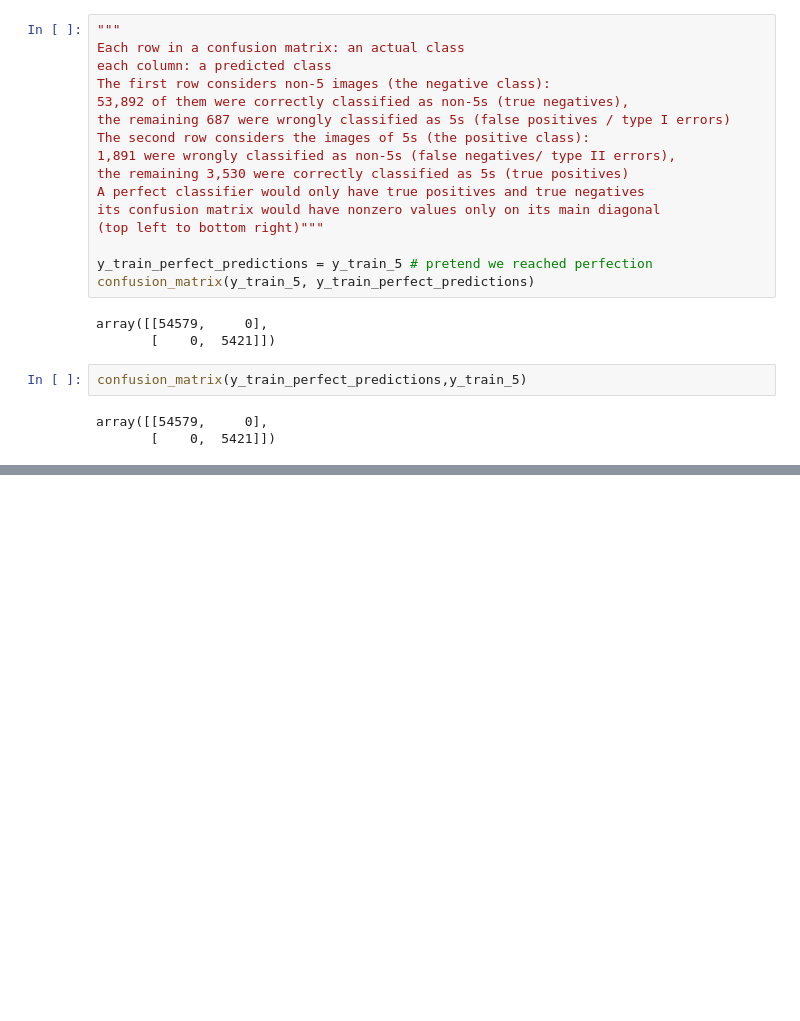
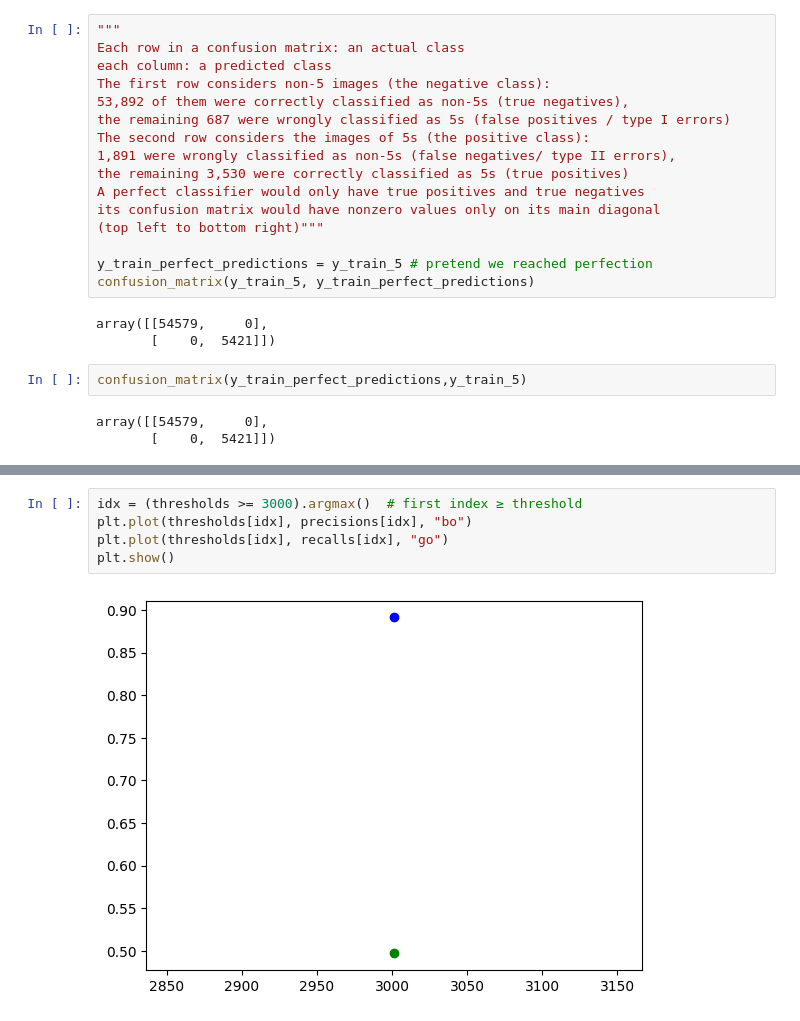
Before and after one commit to ArezooAalipanah/machine_learning3, a Jupyter notebook: HML3_ch3.ipynb, the cells around one changed output, grey strips where cells are left out. Drawn from its saved outputs; the diff is of its cells as text; blank space fills up the shorter version.

```diff
--- a/HML3_ch3.ipynb
+++ b/HML3_ch3.ipynb
@@ -271,0 +347,7 @@ array([[54579,     0],
+# %%
+idx = (thresholds >= 3000).argmax()  # first index ≥ threshold
+plt.plot(thresholds[idx], precisions[idx], "bo")
+plt.plot(thresholds[idx], recalls[idx], "go")
+plt.show()
+# %% [output]
+[figure, added]
```
Also changed, not shown: parts of 22 cells of this notebook.
